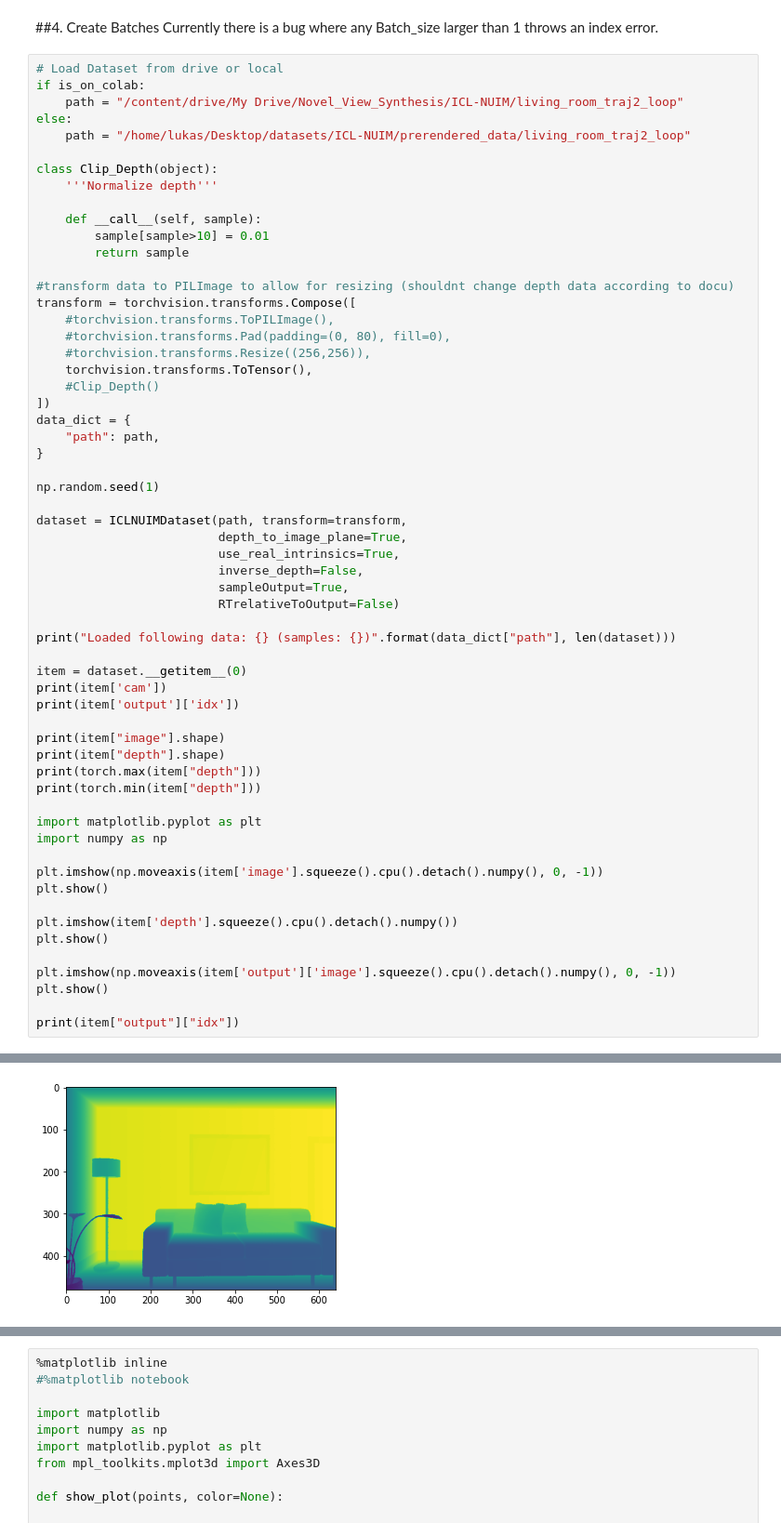
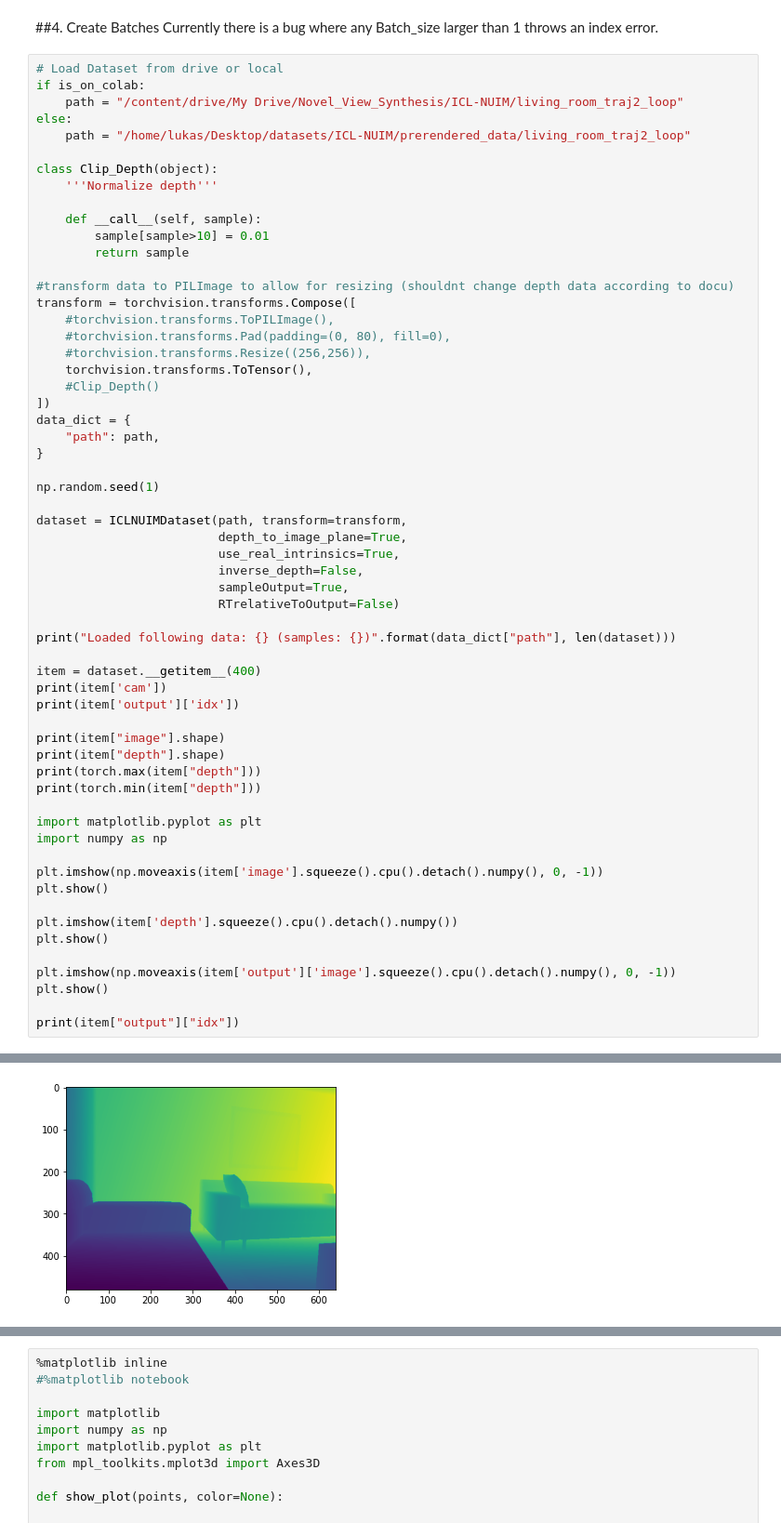
Before and after one commit to lukasHoel/novel-view-synthesis, a Jupyter notebook: notebooks/Point_Manipulation_lukas_14_05.ipynb, the cells around one changed output, grey strips where cells are left out. Shown at 93% size. Drawn from its saved outputs; the diff is of its cells as text.

```diff
--- a/notebooks/Point_Manipulation_lukas_14_05.ipynb
+++ b/notebooks/Point_Manipulation_lukas_14_05.ipynb
@@ -118,7 +118,7 @@ dataset = ICLNUIMDataset(path, transform=transform,
 
 print("Loaded following data: {} (samples: {})".format(data_dict["path"], len(dataset)))
 
-item = dataset.__getitem__(0)
+item = dataset.__getitem__(400)
 print(item['cam'])
 print(item['output']['idx'])
 
@@ -162 +162 @@ tensor(1.9135)
-[figure, old version]
+[figure, new version]
```
Also changed, not shown: parts of 5 cells of this notebook.
